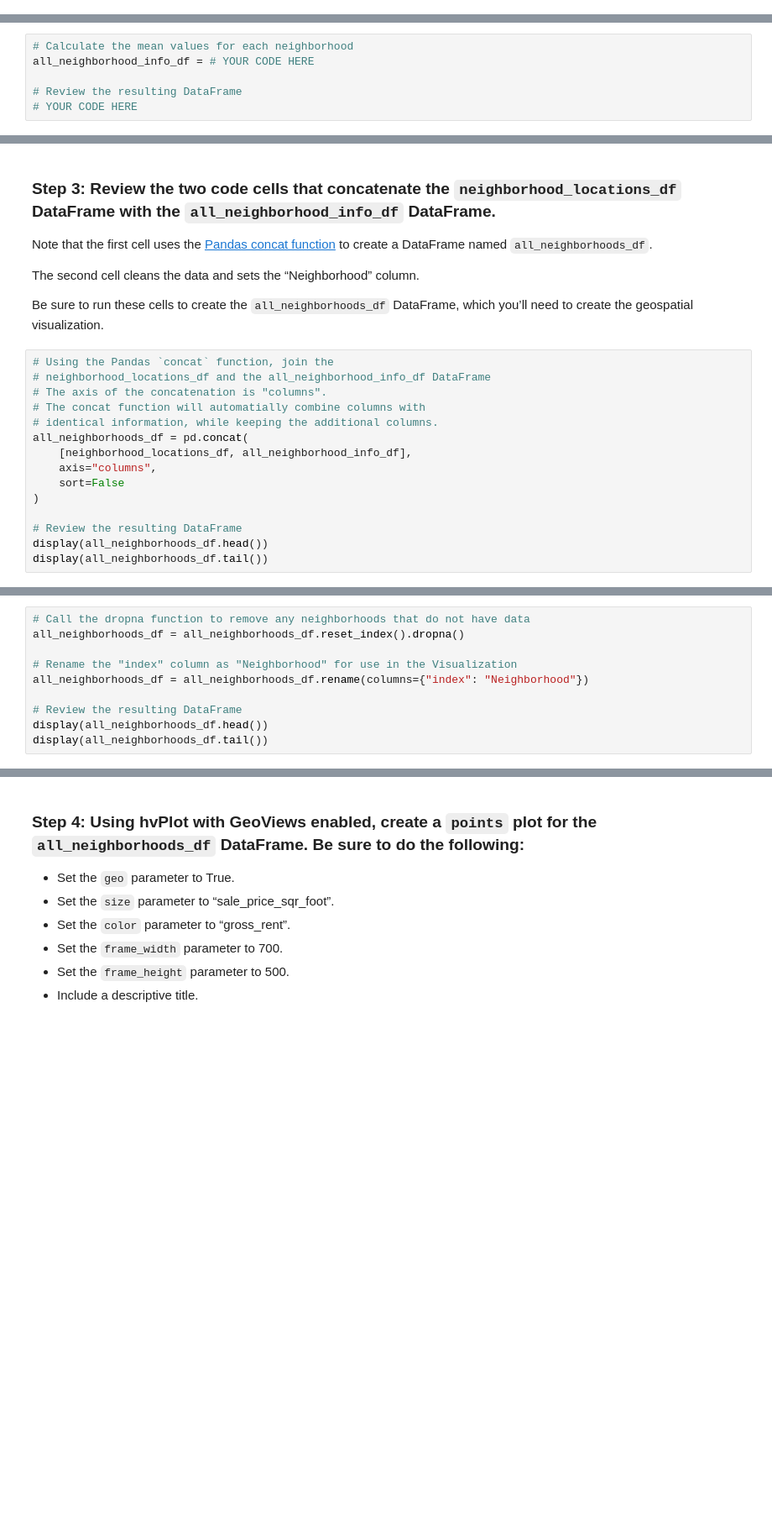
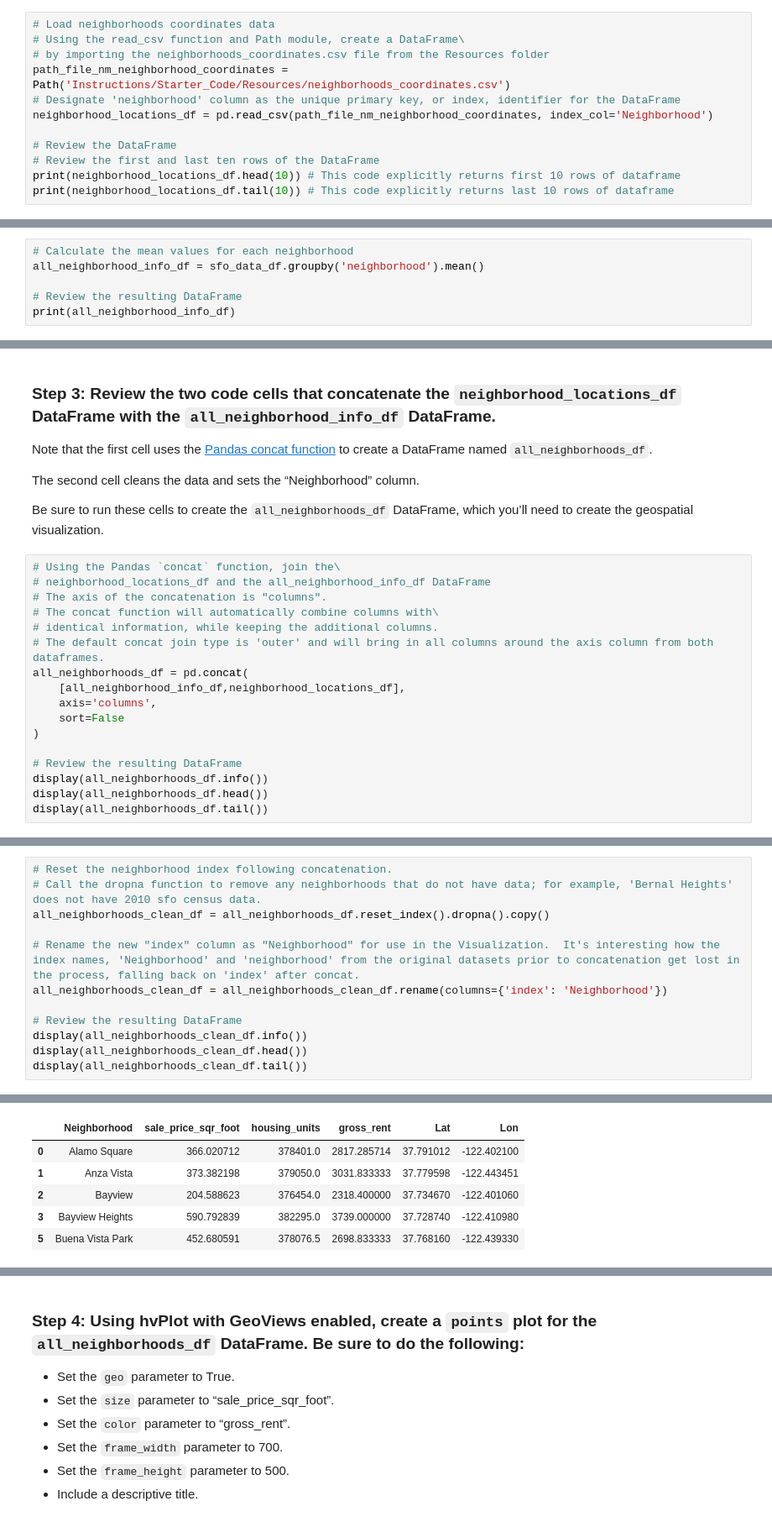
Before and after one commit to boz-tcm/pyviz-challenge, a Jupyter notebook: san_francisco_housing.ipynb, the cells around one changed output, grey strips where cells are left out. Shown: that part at 84% size. Saved outputs shown, nothing was run; the diff lists cells and outputs as text; blank space fills up the shorter version.

```diff
--- a/san_francisco_housing.ipynb
+++ b/san_francisco_housing.ipynb
@@ -470,0 +469,12 @@ neighborhood_locations_df = # YOUR CODE HERE
+# %%
+# Load neighborhoods coordinates data
+# Using the read_csv function and Path module, create a DataFrame\
+# by importing the neighborhoods_coordinates.csv file from the Resources folder
+path_file_nm_neighborhood_coordinates = Path('Instructions/Starter_Code/Resources/neighborhoods_coordinates.csv')
+# Designate 'neighborhood' column as the unique primary key, or index, identifier for the DataFrame
+neighborhood_locations_df = pd.read_csv(path_file_nm_neighborhood_coordinates, index_col='Neighborhood')
+
+# Review the DataFrame
+# Review the first and last ten rows of the DataFrame
+print(neighborhood_locations_df.head(10)) # This code explicitly returns first 10 rows of dataframe
+print(neighborhood_locations_df.tail(10)) # This code explicitly returns last 10 rows of dataframe
@@ -472,7 +500,7 @@ neighborhood_locations_df = # YOUR CODE HERE
 ### Step 2: Using the original `sfo_data_df` Dataframe, create a DataFrame named `all_neighborhood_info_df` that groups the data by neighborhood. Aggregate the results by the `mean` of the group.
 # %%
 # Calculate the mean values for each neighborhood
-all_neighborhood_info_df = # YOUR CODE HERE
+all_neighborhood_info_df = sfo_data_df.groupby('neighborhood').mean()
 
 # Review the resulting DataFrame
-# YOUR CODE HERE
+print(all_neighborhood_info_df)
@@ -485,17 +529,19 @@ The second cell cleans the data and sets the “Neighborhood” column.
 
 Be sure to run these cells to create the `all_neighborhoods_df` DataFrame, which you’ll need to create the geospatial visualization.
 # %%
-# Using the Pandas `concat` function, join the
+# Using the Pandas `concat` function, join the\
 # neighborhood_locations_df and the all_neighborhood_info_df DataFrame
 # The axis of the concatenation is "columns".
-# The concat function will automatially combine columns with
+# The concat function will automatically combine columns with\
 # identical information, while keeping the additional columns.
+# The default concat join type is 'outer' and will bring in all columns around the axis column from both dataframes.
 all_neighborhoods_df = pd.concat(
-    [neighborhood_locations_df, all_neighborhood_info_df],
-    axis="columns",
+    [all_neighborhood_info_df,neighborhood_locations_df],
+    axis='columns',
     sort=False
 )
 
 # Review the resulting DataFrame
+display(all_neighborhoods_df.info())
 display(all_neighborhoods_df.head())
 display(all_neighborhoods_df.tail())
@@ -502,10 +574,13 @@ display(all_neighborhoods_df.tail())
 # %%
-# Call the dropna function to remove any neighborhoods that do not have data
-all_neighborhoods_df = all_neighborhoods_df.reset_index().dropna()
+# Reset the neighborhood index following concatenation.
+# Call the dropna function to remove any neighborhoods that do not have data; for example, 'Bernal Heights' does not have 2010 sfo census data.
+all_neighborhoods_clean_df = all_neighborhoods_df.reset_index().dropna().copy()
 
-# Rename the "index" column as "Neighborhood" for use in the Visualization
-all_neighborhoods_df = all_neighborhoods_df.rename(columns={"index": "Neighborhood"})
+# Rename the new "index" column as "Neighborhood" for use in the Visualization.  It's interesting how the index names, 'Neighborhood' and 'neighborhood' from the original datasets prior to concatenation get lost in the process, falling back on 'index' after concat.
+all_neighborhoods_clean_df = all_neighborhoods_clean_df.rename(columns={'index': 'Neighborhood'})
 
 # Review the resulting DataFrame
-display(all_neighborhoods_df.head())
-display(all_neighborhoods_df.tail())
+display(all_neighborhoods_clean_df.info())
+display(all_neighborhoods_clean_df.head())
+display(all_neighborhoods_clean_df.tail())
+# %% [output]
@@ -511,0 +601,6 @@ display(all_neighborhoods_df.tail())
+|  | Neighborhood | sale_price_sqr_foot | housing_units | gross_rent | Lat | Lon |
+| 0 | Alamo Square | 366.020712 | 378401.0 | 2817.285714 | 37.791012 | -122.402100 |
+| 1 | Anza Vista | 373.382198 | 379050.0 | 3031.833333 | 37.779598 | -122.443451 |
+| 2 | Bayview | 204.588623 | 376454.0 | 2318.400000 | 37.734670 | -122.401060 |
+| 3 | Bayview Heights | 590.792839 | 382295.0 | 3739.000000 | 37.728740 | -122.410980 |
+| 5 | Buena Vista Park | 452.680591 | 378076.5 | 2698.833333 | 37.768160 | -122.439330 |
```
Also changed, not shown: parts of 12 cells of this notebook, 2 other files.
